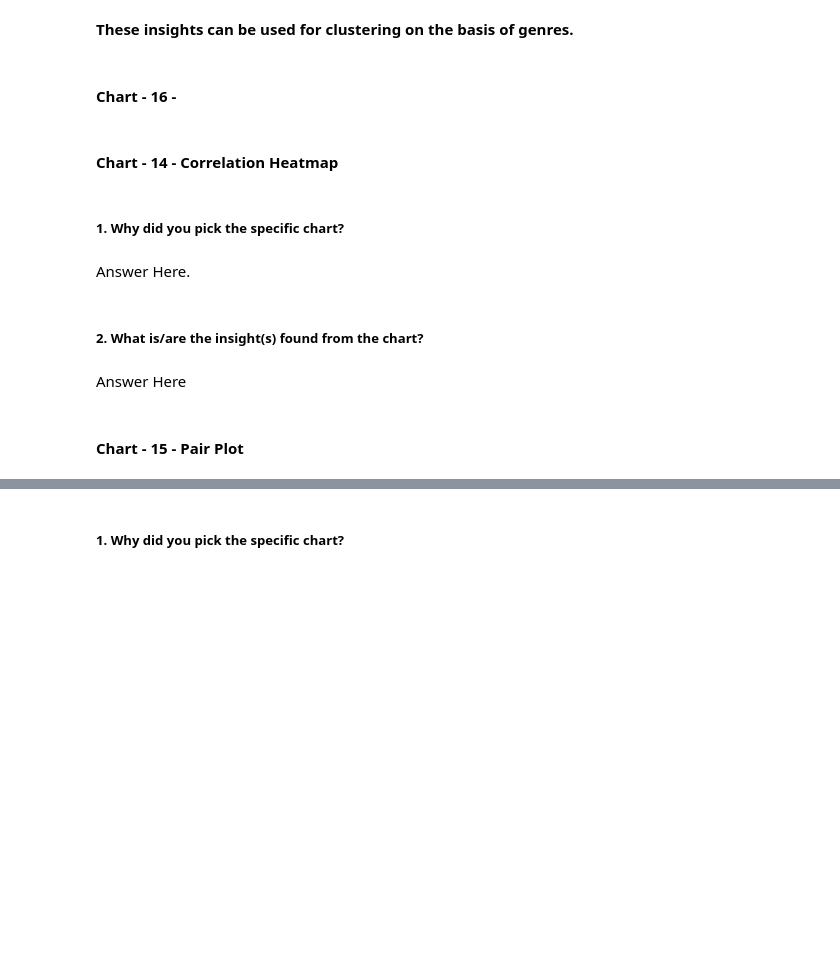
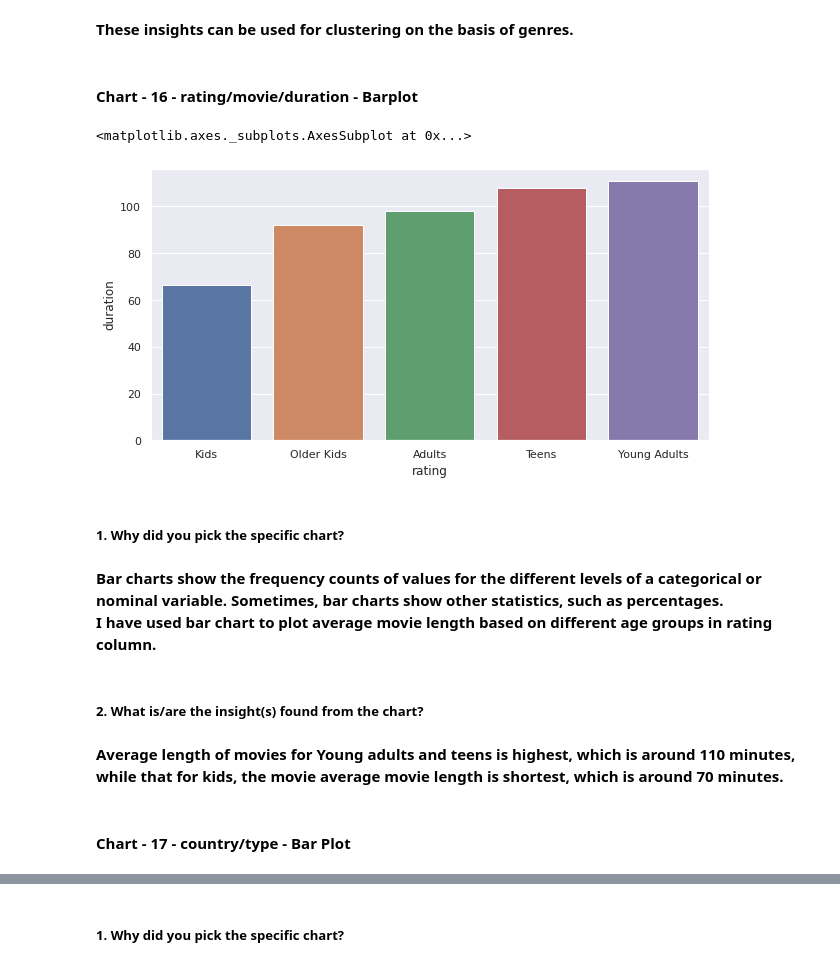
Before and after one commit to iamNirmeshGupta/Netflix-Movies-And-TV-Shows-Clustering, a Jupyter notebook: Netflix_Movies_And_TV_Shows_Clustering_Nirmesh_Gupta_Unsupervised_Capstone_Project.ipynb, the cells around one changed output, grey strips where cells are left out. Drawn from its saved outputs; the diff is of its cells as text; code cells hidden in the pictures; blank space fills up the shorter version.

```diff
--- a/Netflix_Movies_And_TV_Shows_Clustering_Nirmesh_Gupta_Unsupervised_Capstone_Project.ipynb
+++ b/Netflix_Movies_And_TV_Shows_Clustering_Nirmesh_Gupta_Unsupervised_Capstone_Project.ipynb
@@ -1127,4 +1130,4 @@ Are there any insights that lead to negative growth? Justify with specific reaso
 # %% [markdown]
 **These insights can be used for clustering on the basis of genres.**
 # %% [markdown]
-#### Chart - 16 -
+#### Chart - 16 - rating/movie/duration - Barplot
@@ -1134,2 +1133,0 @@ df[df['type']=='Movie'].groupby('')
-# %% [markdown]
-#### Chart - 14 - Correlation Heatmap
@@ -1138,10 +1134,20 @@ df[df['type']=='Movie'].groupby('')
+# %%
+# Plotting average length of movies on the basis of different age_groups
+movie_duration = df[df['type']=='Movie'].groupby('rating').duration.mean()
+duration_df = pd.DataFrame(movie_duration).sort_values('duration')
+plt.figure(figsize=(10,5))
+sns.barplot(x=duration_df.index, y=duration_df.duration, data=duration_df)
+# %% [output]
+<matplotlib.axes._subplots.AxesSubplot at 0x...>
+[figure, added]
 # %% [markdown]
 ##### 1. Why did you pick the specific chart?
-# %% [markdown]
-Answer Here.
+# %% [markdown]
+**Bar charts show the frequency counts of values for the different levels of a categorical or nominal variable. Sometimes, bar charts show other statistics, such as percentages.** \
+**I have used bar chart to plot average movie length based on different age groups in rating column.**
 # %% [markdown]
 ##### 2. What is/are the insight(s) found from the chart?
-# %% [markdown]
-Answer Here
+# %% [markdown]
+**Average length of movies for Young adults and teens is highest, which is around 110 minutes, while  that for kids, the movie average movie length is shortest, which is around 70 minutes.**
 # %% [markdown]
-#### Chart - 15 - Pair Plot
+#### Chart - 17 - country/type - Bar Plot
```
Also changed, not shown: parts of 57 cells of this notebook.
